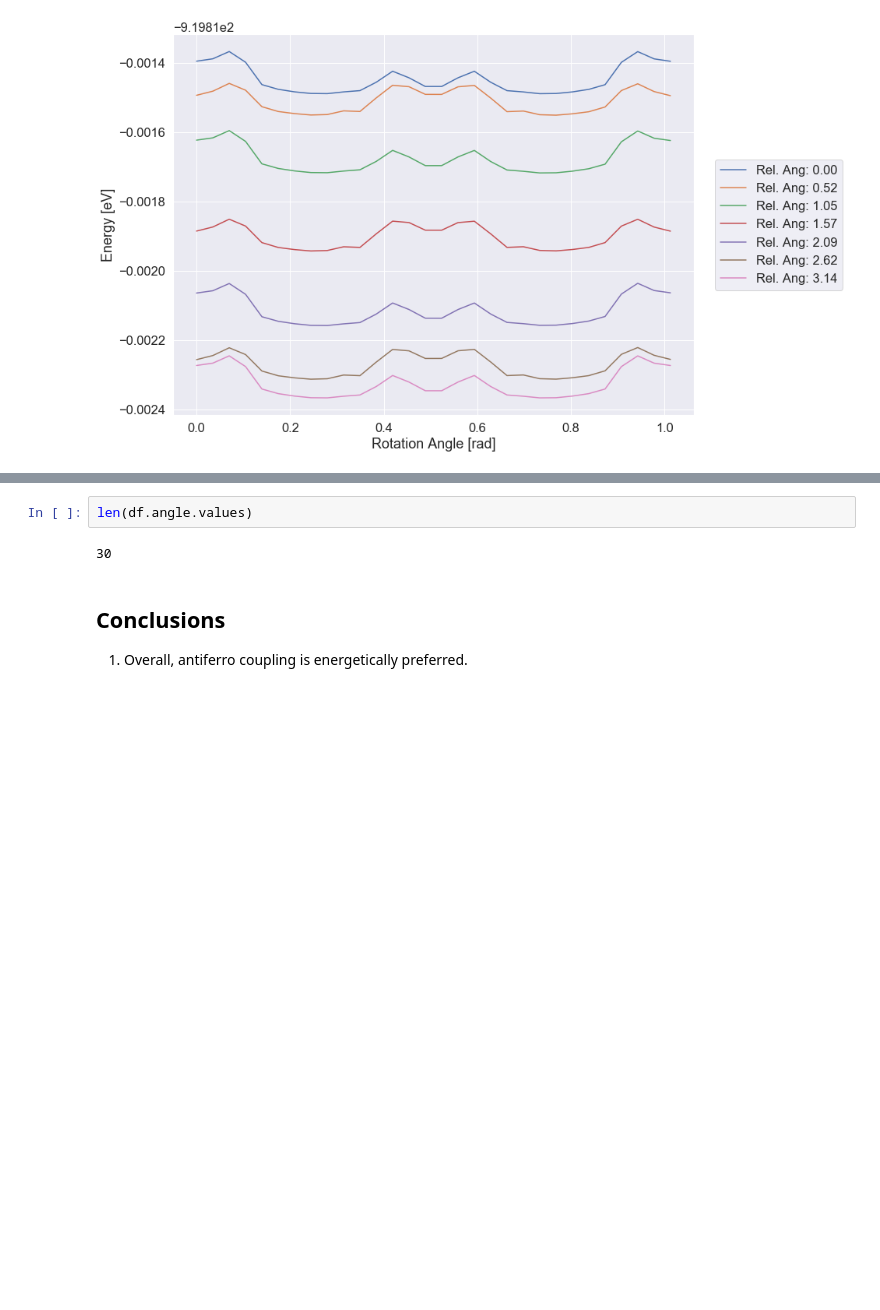
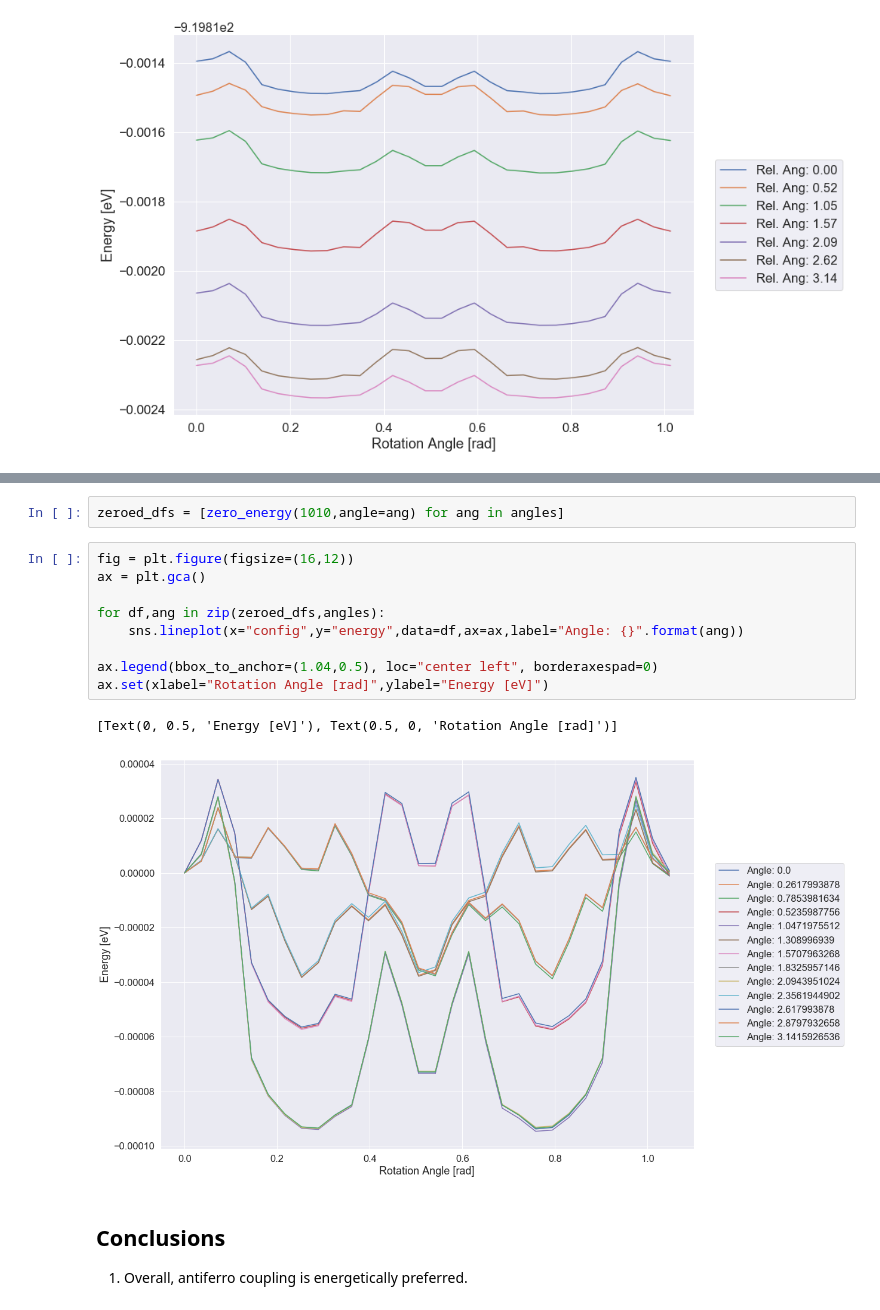
Before and after one commit to gvermillion/msc_thesis, a Jupyter notebook: potential_map/broad_sweep/analyze_broad_sweep.ipynb, the cells around one changed output, grey strips where cells are left out. Cells and saved outputs as stored; diff of their text form; blank space fills up the shorter version.

```diff
--- a/potential_map/broad_sweep/analyze_broad_sweep.ipynb
+++ b/potential_map/broad_sweep/analyze_broad_sweep.ipynb
@@ -206,7 +212,17 @@ ax.legend();
-# %%
-len(df.angle.values)
-# %% [output]
-30
+# %%
+zeroed_dfs = [zero_energy(1010,angle=ang) for ang in angles]
+# %%
+fig = plt.figure(figsize=(16,12))
+ax = plt.gca()
+
+for df,ang in zip(zeroed_dfs,angles):
+    sns.lineplot(x="config",y="energy",data=df,ax=ax,label="Angle: {}".format(ang))
+
+ax.legend(bbox_to_anchor=(1.04,0.5), loc="center left", borderaxespad=0)
+ax.set(xlabel="Rotation Angle [rad]",ylabel="Energy [eV]")
+# %% [output]
+[Text(0, 0.5, 'Energy [eV]'), Text(0.5, 0, 'Rotation Angle [rad]')]
+[figure, added]
 # %% [markdown]
 ## Conclusions
 
```
Also changed, not shown: parts of 3 cells of this notebook.
